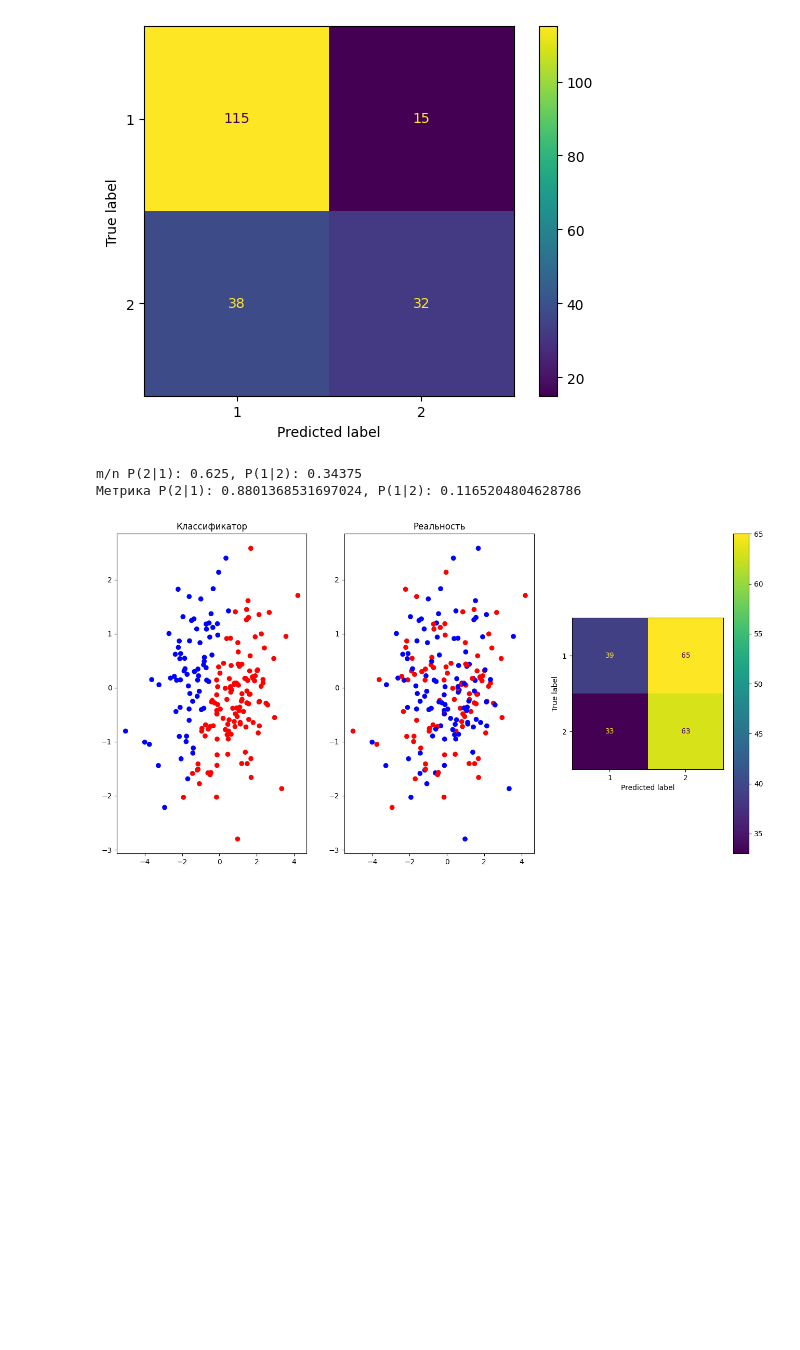
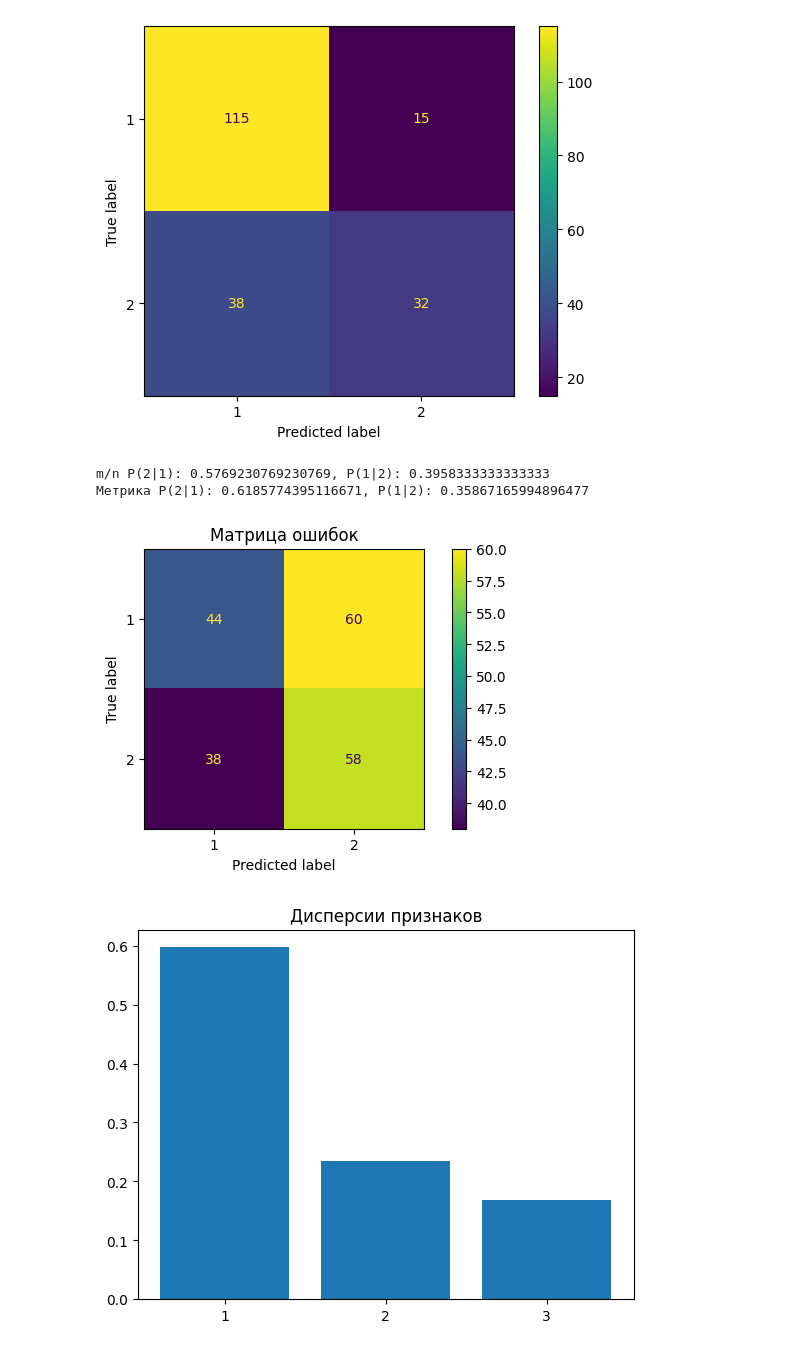
Before and after one commit to DmitryjVeselyj/Stat_Labs, a Jupyter notebook: 2_Lab/main.ipynb, the cells around one changed output. Drawn from its saved outputs; the diff is of its cells as text; code cells hidden in the pictures; blank space fills up the shorter version.

```diff
--- a/2_Lab/main.ipynb
+++ b/2_Lab/main.ipynb
@@ -86,29 +95,47 @@ cov = np.array([[0.5, 1, 0],
 x1, y1, x2, y2 = np.random.multivariate_normal(mu1, cov, n1), np.zeros(n1), np.random.multivariate_normal(mu2, cov, n2), np.ones(n2)
 
 n = 200
-x_train, x_test, y_train, y_test = train_test_split(PCA_method(np.vstack((x1, x2)), 2), np.hstack((y1, y2)), test_size=n, random_state=1234)
+n_components = 2
+
+x_train, x_test, y_train, y_test = train_test_split(PCA_method(np.vstack((x1, x2)), 1), np.hstack((y1, y2)), test_size=n, random_state=1234)
 # %%
 classificator = Classificator()
 classificator.fit(x_train, y_train)
 y_res = classificator.predict(x_test)
+wrong_values_indx = np.where(np.not_equal(y_res, y_test))
 
 fig = plt.figure(figsize=(16,8))
-ax1 = fig.add_subplot(1, 3, 1)
-ax1.set_title('Классификатор')
-ax1.scatter(x_test[:, 0], x_test[:, 1], color=['r' if i else 'b' for i in y_res])
+# ax1 = fig.add_subplot(2, 2, 1)
+# ax1.set_title('Классификатор')
+# ax1.scatter(x_test[:, 0], x_test[:, 1],  color=['r' if i else 'b' for i in y_res])
 
-ax2 = fig.add_subplot(1, 3, 2)
-ax2.set_title('Реальность')
-ax2.scatter(x_test[:, 0], x_test[:, 1], color=['r' if i else 'b' for i in y_test])
-ax3 = fig.add_subplot(1,3,3)
+
+# ax2 = fig.add_subplot(2, 2, 2)
+# ax2.set_title('Реальность')
+# ax2.scatter(x_test[:, 0], x_test[:, 1], color=['r' if i else 'b' for i in y_test])
+
+
+# ax3 = fig.add_subplot(2,2,3)
+# ax3.set_title('Реальность (зелёным цветом показаны ошибочные классификации)')
+# ax3.scatter(x_test[:, 0], x_test[:, 1],  color=['g' if np.isin(indx, wrong_values_indx) else ['r', 'b'][int(res)] for indx, res in enumerate(y_res)])
+
+
+ax4 = fig.add_subplot(2,2,4)
+ax4.set_title('Матрица ошибок')
 
 
 cm = confusion_matrix(y_test, y_res)
-ConfusionMatrixDisplay(cm, display_labels=["1", "2"]).plot(ax = ax3)
+ConfusionMatrixDisplay(cm, display_labels=["1", "2"]).plot(ax = ax4)
 print(f'm/n P(2|1): {cm[0][1] / (cm[0][0] + cm[0][1])}, P(1|2): {cm[1][0] / (cm[1][0] + cm[1][1])}')
 print(f'Метрика P(2|1): {classificator.prob_2_1}, P(1|2): {classificator.prob_1_2}')
 plt.show()
+
+variances = calc_variance_ratio(np.vstack((x1, x2)), np.vstack((x1, x2)))
+plt.bar([str(i) for i in range(1, len(variances) + 1)], variances)
+plt.title('Дисперсии признаков')
+plt.show()
 # %% [output]
-m/n P(2|1): 0.625, P(1|2): 0.34375
-Метрика P(2|1): 0.8801368531697024, P(1|2): 0.1165204804628786
+m/n P(2|1): 0.5769230769230769, P(1|2): 0.3958333333333333
+Метрика P(2|1): 0.6185774395116671, P(1|2): 0.35867165994896477
-[figure, old version]
+[figure, new version]
+[figure, added]
```
Also changed, not shown: parts of 5 cells of this notebook, 2 other files.
